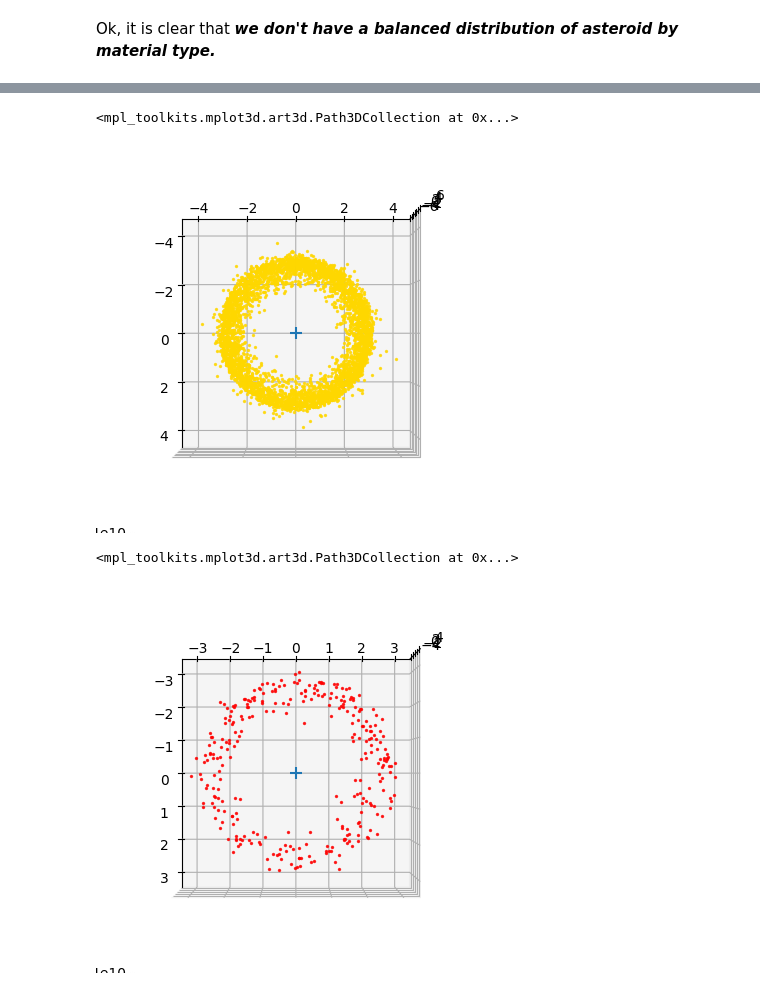
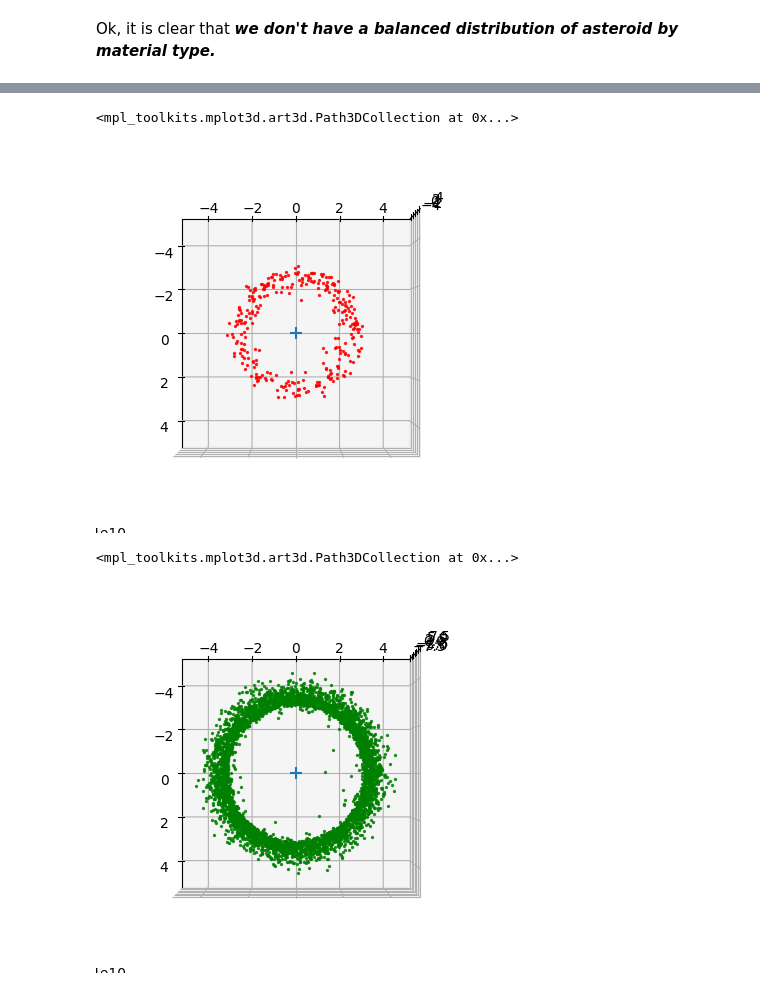
Before and after one commit to ocriado91/SpocMining, a Jupyter notebook: notebooks/01_spoc_data_exploration.ipynb, the cells around one changed output, grey strips where cells are left out. Cells and saved outputs as stored; diff of their text form; code cells hidden in the pictures.

Commit message:
Add distribution plots

```diff
--- a/notebooks/01_spoc_data_exploration.ipynb
+++ b/notebooks/01_spoc_data_exploration.ipynb
@@ -298,29 +310,35 @@ ax.scatter(0, 0, s=80, marker="+")
 # %%
 ax = plt.figure().add_subplot(projection="3d")
 
-gold_data = data.filter(pl.col("Material Type") == 0)
-gold_stats = show_planet_stats(gold_data)
-ax = plot_planets(gold_data, ax)
+platinum_data = data.filter(pl.col("Material Type") == 1)
+ax = plot_planets(platinum_data, ax)
+
+# Setup X and Y axis limits
+ax.set_xlim([-5e10, 5e10])
+ax.set_ylim([-5e10, 5e10])
 
 # Configure zenithal view
 ax.view_init(elev=90, azim=0)
 ax.scatter(0, 0, s=80, marker="+")
 # %% [output]
 <mpl_toolkits.mplot3d.art3d.Path3DCollection at 0x...>
-[figure, old version]
+[figure, new version]
 # %%
 ax = plt.figure().add_subplot(projection="3d")
 
-platinum_data = data.filter(pl.col("Material Type") == 1)
-platinum_stats = show_planet_stats(platinum_data)
-ax = plot_planets(platinum_data, ax)
+nickel_data = data.filter(pl.col("Material Type") == 2)
+ax = plot_planets(nickel_data, ax)
+
+# Setup X and Y axis limits
+ax.set_xlim([-5e10, 5e10])
+ax.set_ylim([-5e10, 5e10])
 
 # Configure zenithal view
 ax.view_init(elev=90, azim=0)
 ax.scatter(0, 0, s=80, marker="+")
 # %% [output]
 <mpl_toolkits.mplot3d.art3d.Path3DCollection at 0x...>
-[figure, old version]
+[figure, new version]
 # %%
 ax = plt.figure().add_subplot(projection="3d")
 
```
Also changed, not shown: parts of 20 cells of this notebook.
